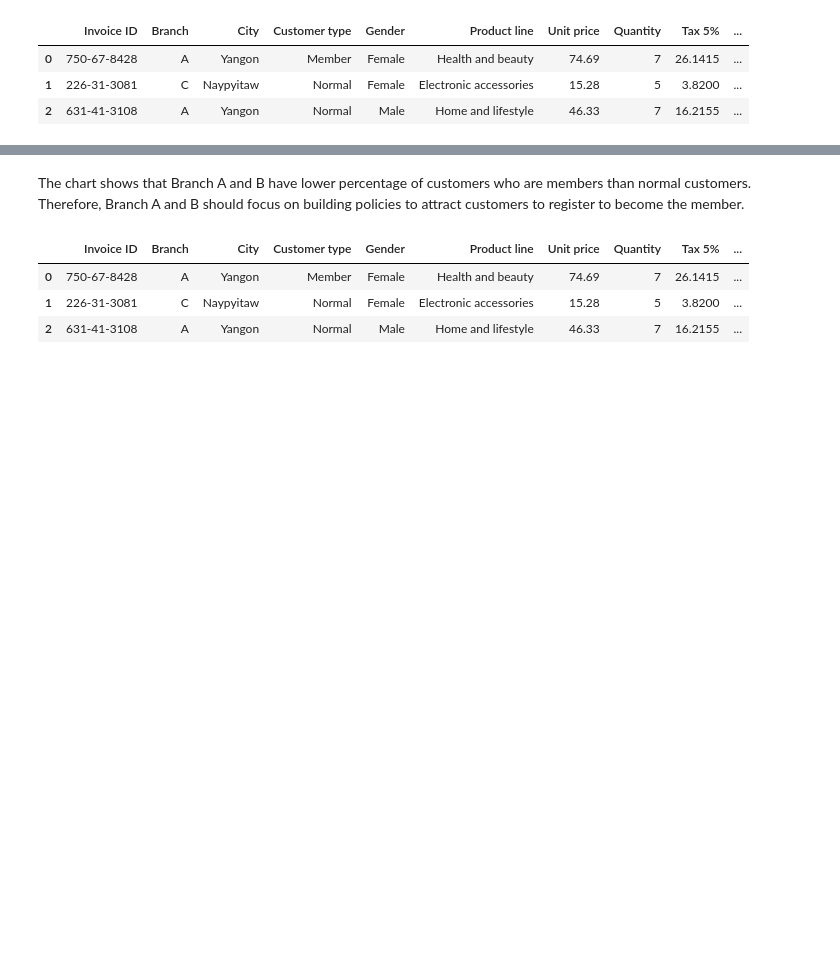
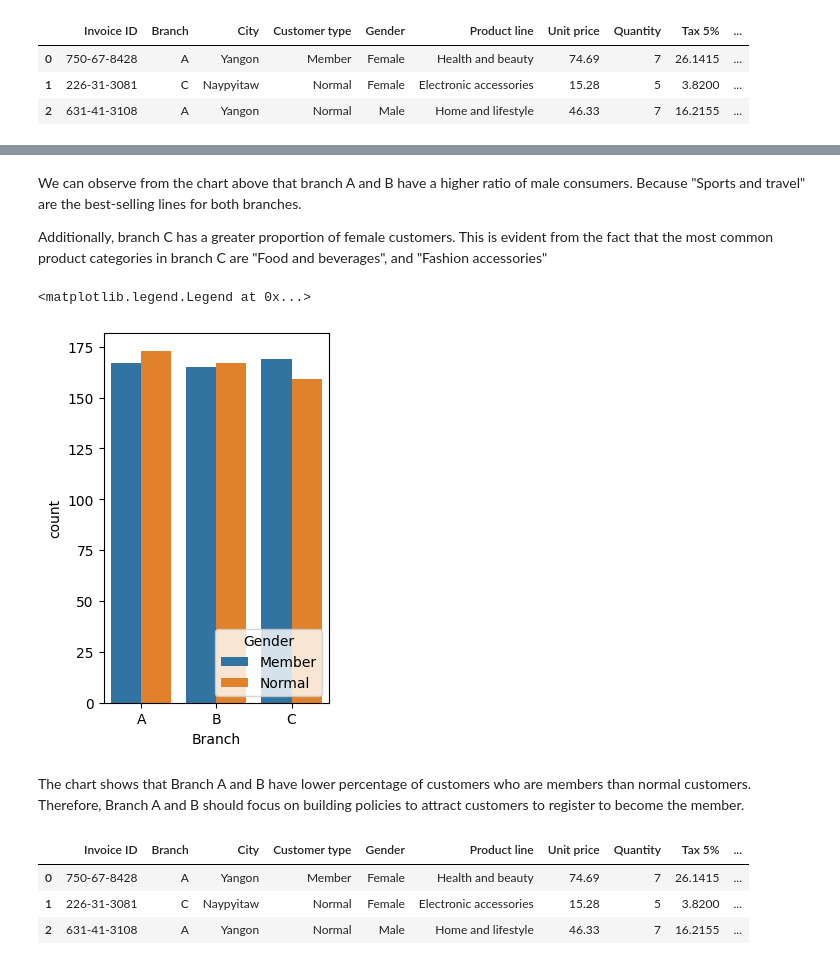
Before and after one commit to PhuongThanh1402/Python_Projects, a Jupyter notebook: Supermarket_sales.ipynb, the cells around one changed output, grey strips where cells are left out. Saved outputs shown, nothing was run; the diff lists cells and outputs as text; code cells hidden in the pictures; blank space fills up the shorter version.

```diff
--- a/Supermarket_sales.ipynb
+++ b/Supermarket_sales.ipynb
@@ -189,3 +192,19 @@ plt.legend(loc='lower right', title='Customer type')
+# %% [markdown]
+We can observe from the chart above that branch A and B have a higher ratio of male consumers. Because "Sports and travel" are the best-selling lines for both branches.
+
+Additionally, branch C has a greater proportion of female customers. This is evident from the fact that the most common product categories in branch C are "Food and beverages", and "Fashion accessories"
+# %%
+# Comparison between members and non-members at each branch
+plt.subplot(122)
+sns.countplot(data = df,
+              x = 'Branch',
+              hue= 'Customer type',
+              order= ['A','B','C']
+              )
+plt.legend(loc='lower right', title='Gender')
+# %% [output]
+<matplotlib.legend.Legend at 0x...>
+[figure, added]
 # %% [markdown]
 The chart shows that Branch A and B have lower percentage of customers who are members than normal customers.
 Therefore, Branch A and B should focus on building policies to attract customers to register to become the member.
```
Also changed, not shown: parts of 7 cells of this notebook.
